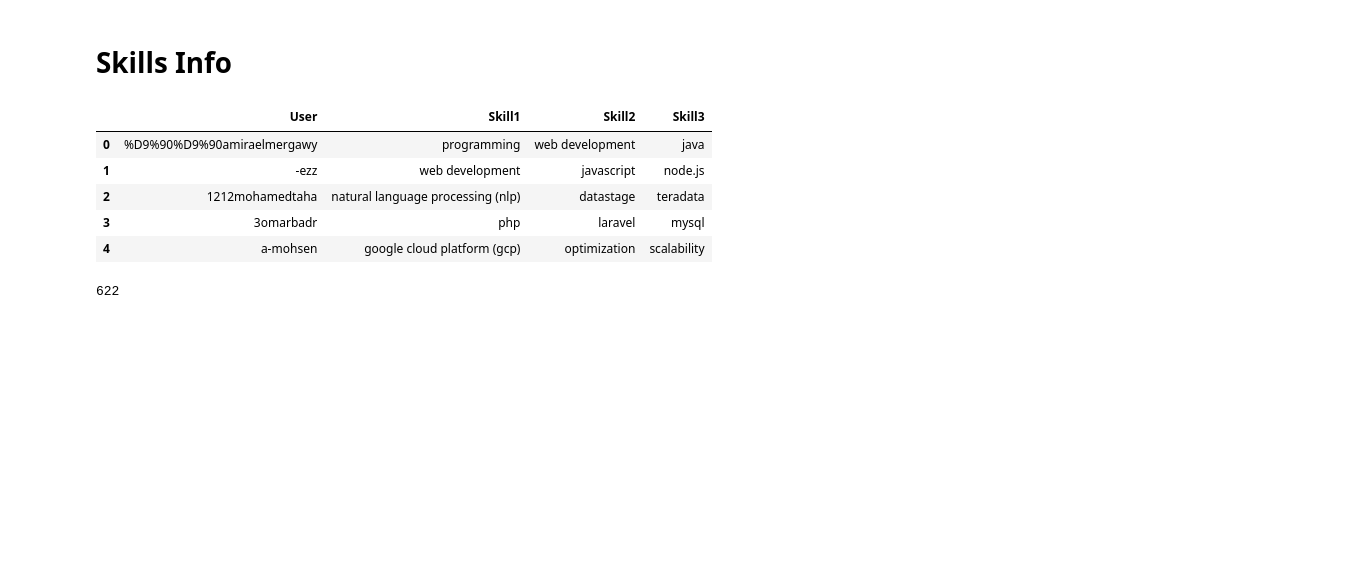
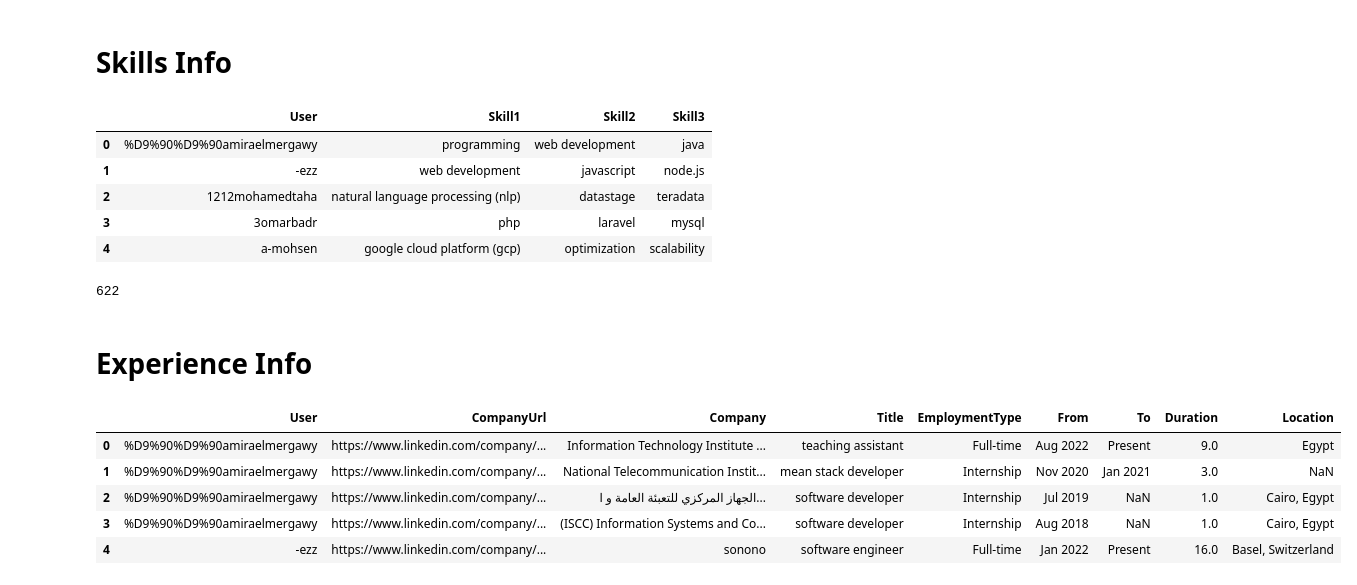
Before and after one commit to Mostafa-wael/Exploring-the-Landscape-of-the-Egyptian-Software-Market, a Jupyter notebook: notebooks/data_normalization.ipynb, the cells around one changed output. Saved outputs shown, nothing was run; the diff lists cells and outputs as text; code cells hidden in the pictures; blank space fills up the shorter version.

Commit message:
normalize experiance info

```diff
--- a/notebooks/data_normalization.ipynb
+++ b/notebooks/data_normalization.ipynb
@@ -159,0 +160,13 @@ skills_df.to_csv('skills.csv', index=False)
+# %% [markdown]
+# Experience Info
+# %%
+experience_df = pd.read_csv('../data/preprocessed-data/csv/experiences.csv')
+experience_df['Title'] = experience_df['Title'].str.lower()
+experience_df.head()
+# %% [output]
+|  | User | CompanyUrl | Company | Title | EmploymentType | From | To | Duration | Location |
+| 0 | %D9%90%D9%90amiraelmergawy | https://www.linkedin.com/company/... | Information Technology Institute ... | teaching assistant | Full-time | Aug 2022 | Present | 9.0 | Egypt |
+| 1 | %D9%90%D9%90amiraelmergawy | https://www.linkedin.com/company/... | National Telecommunication Instit... | mean stack developer | Internship | Nov 2020 | Jan 2021 | 3.0 | NaN |
+| 2 | %D9%90%D9%90amiraelmergawy | https://www.linkedin.com/company/... | الجهاز المركزي للتعبئة العامة و ا... | software developer | Internship | Jul 2019 | NaN | 1.0 | Cairo, Egypt |
+| 3 | %D9%90%D9%90amiraelmergawy | https://www.linkedin.com/company/... | (ISCC) Information Systems and Co... | software developer | Internship | Aug 2018 | NaN | 1.0 | Cairo, Egypt |
+| 4 | -ezz | https://www.linkedin.com/company/... | sonono | software engineer | Full-time | Jan 2022 | Present | 16.0 | Basel, Switzerland |
```
Also changed, not shown: parts of 7 cells of this notebook, 2 other files.
